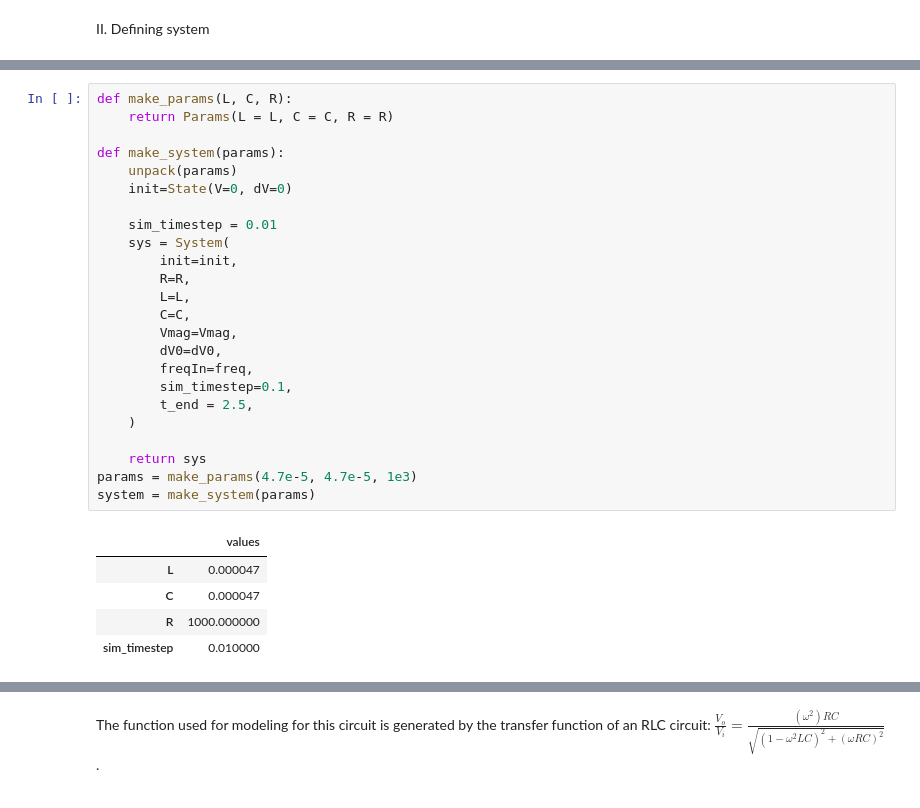
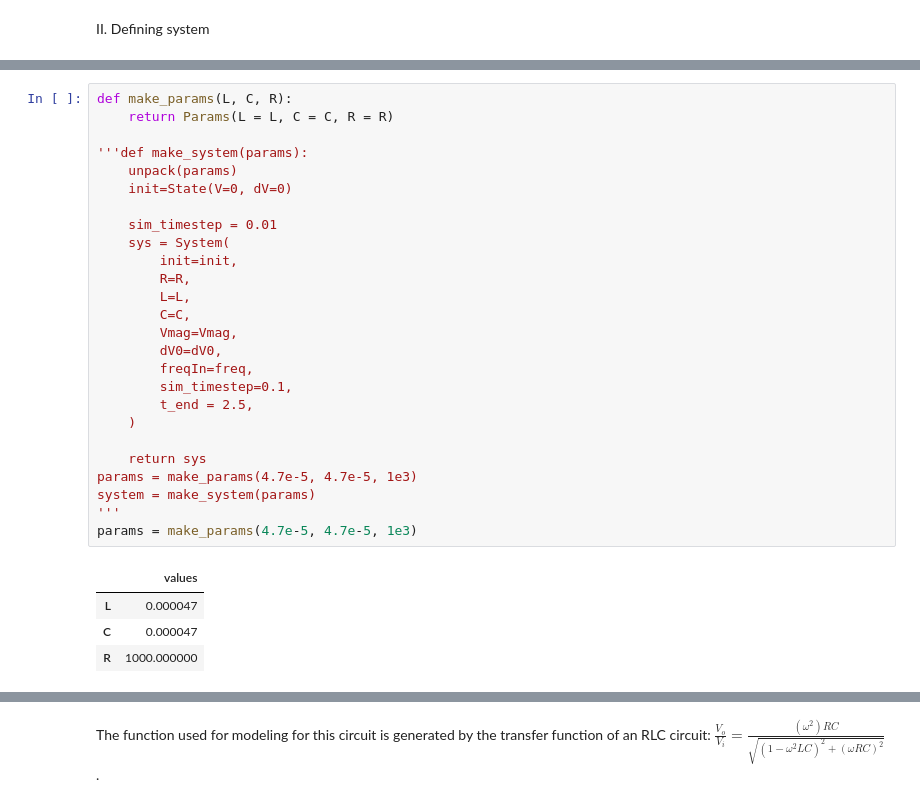
Before and after one commit to solomondg/ModSim_Proj2, a Jupyter notebook: notebook.ipynb, the cells around one changed output, grey strips where cells are left out. Saved outputs shown, nothing was run; the diff lists cells and outputs as text.

```diff
--- a/notebook.ipynb
+++ b/notebook.ipynb
@@ -31,30 +35,31 @@ In this section, the system (the value of the inductor, capacitor and resistor)
 # %%
 def make_params(L, C, R):
     return Params(L = L, C = C, R = R)
 
-def make_system(params):
+'''def make_system(params):
     unpack(params)
     init=State(V=0, dV=0)
 
     sim_timestep = 0.01
     sys = System(
         init=init,
         R=R,
         L=L,
         C=C,
         Vmag=Vmag,
         dV0=dV0,
         freqIn=freq,
         sim_timestep=0.1,
         t_end = 2.5,
     )
 
     return sys
 params = make_params(4.7e-5, 4.7e-5, 1e3)
 system = make_system(params)
+'''
+params = make_params(4.7e-5, 4.7e-5, 1e3)
 # %% [output]
 |  | values |
 | L | 0.000047 |
 | C | 0.000047 |
 | R | 1000.000000 |
-| sim_timestep | 0.010000 |
```
Also changed, not shown: parts of 26 cells of this notebook.
